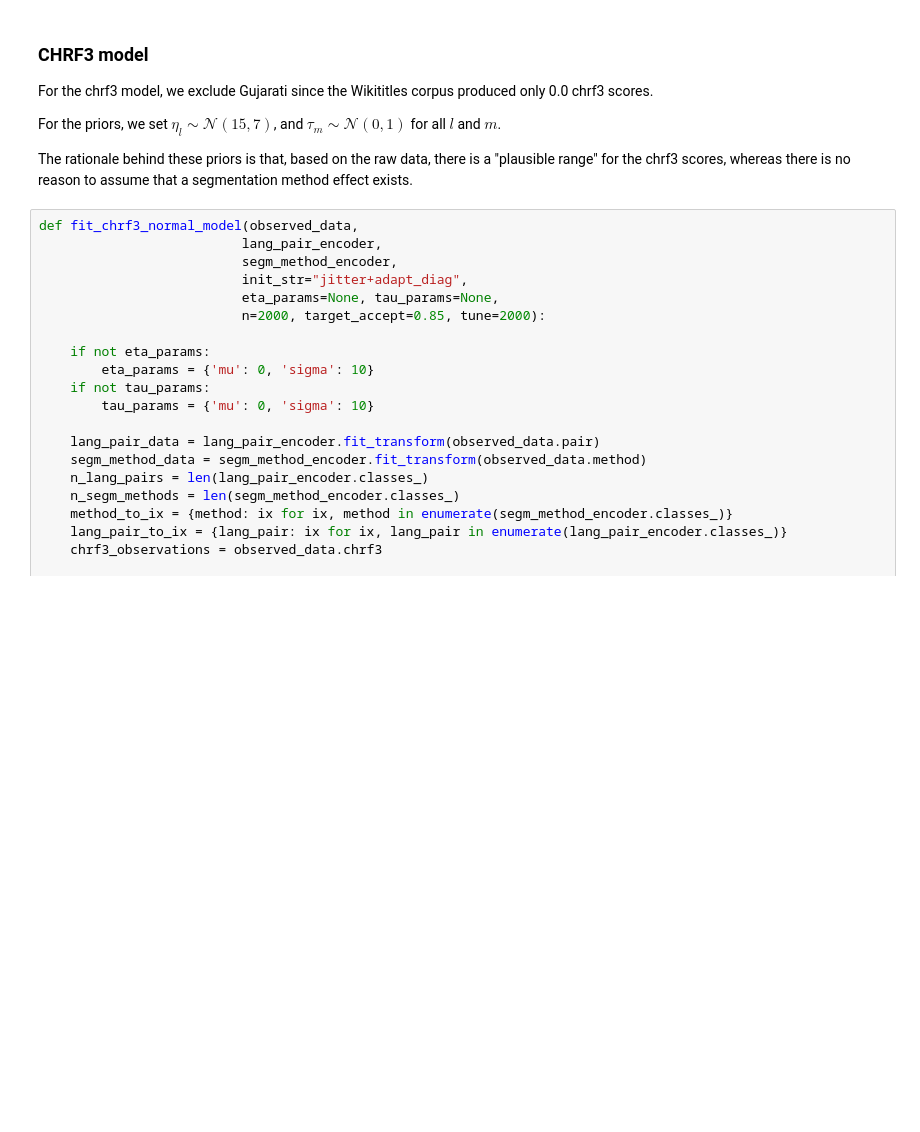
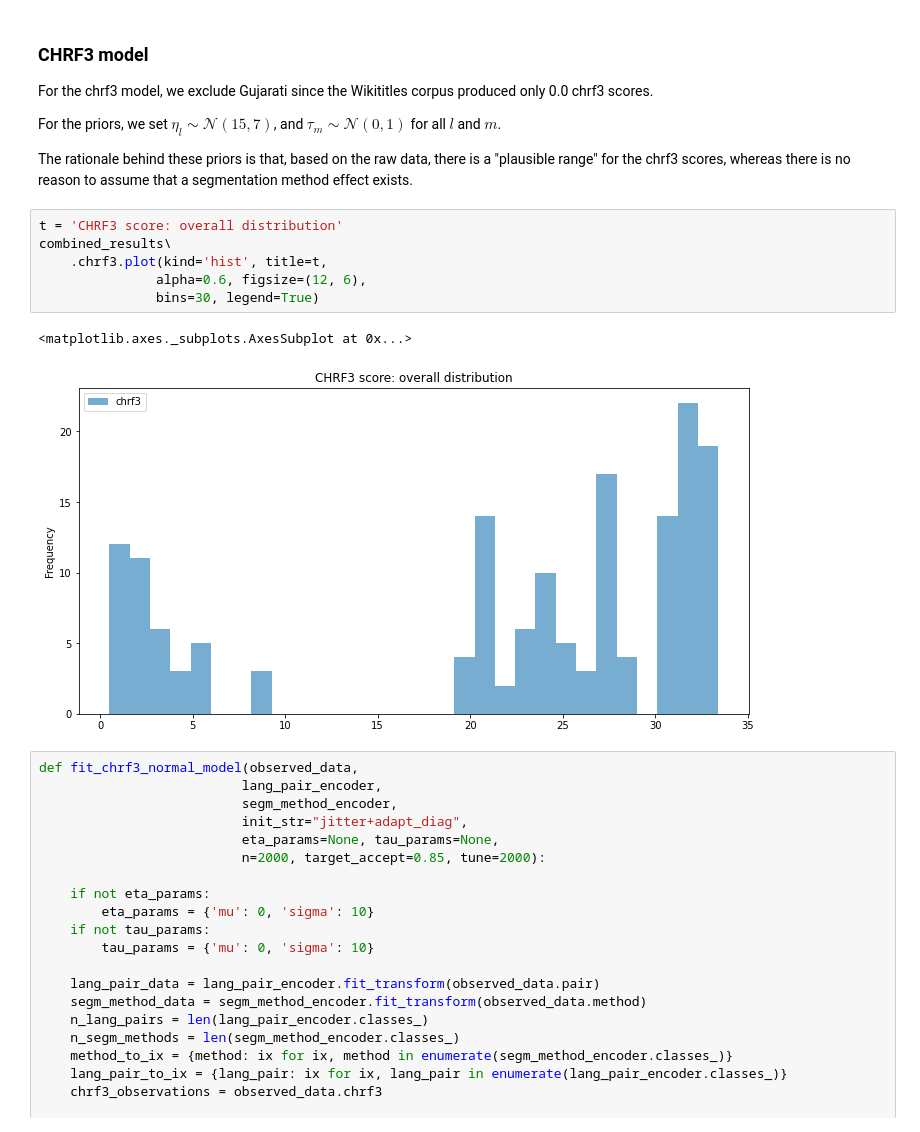
Before and after one commit to j0ma/flores, a Jupyter notebook: combined-results-analysis.ipynb, the cells around one changed output. Cells and saved outputs as stored; diff of their text form; blank space fills up the shorter version.

```diff
--- a/combined-results-analysis.ipynb
+++ b/combined-results-analysis.ipynb
@@ -386,6 +395,15 @@ For the chrf3 model, we exclude Gujarati since the Wikititles corpus produced on
 For the priors, we set $\eta_l \sim \mathcal{N}(15, 7)$, and $\tau_m \sim \mathcal{N}(0,1)$ for all $l$ and $m$.
 
 The rationale behind these priors is that, based on the raw data, there is a "plausible range" for the chrf3 scores, whereas there is no reason to assume that a segmentation method effect exists.
+# %%
+t = 'CHRF3 score: overall distribution'
+combined_results\
+    .chrf3.plot(kind='hist', title=t,
+               alpha=0.6, figsize=(12, 6),
+               bins=30, legend=True)
+# %% [output]
+<matplotlib.axes._subplots.AxesSubplot at 0x...>
+[figure, added]
 # %%
 def fit_chrf3_normal_model(observed_data,
                           lang_pair_encoder,
```
Also changed, not shown: parts of 1 cell of this notebook.
